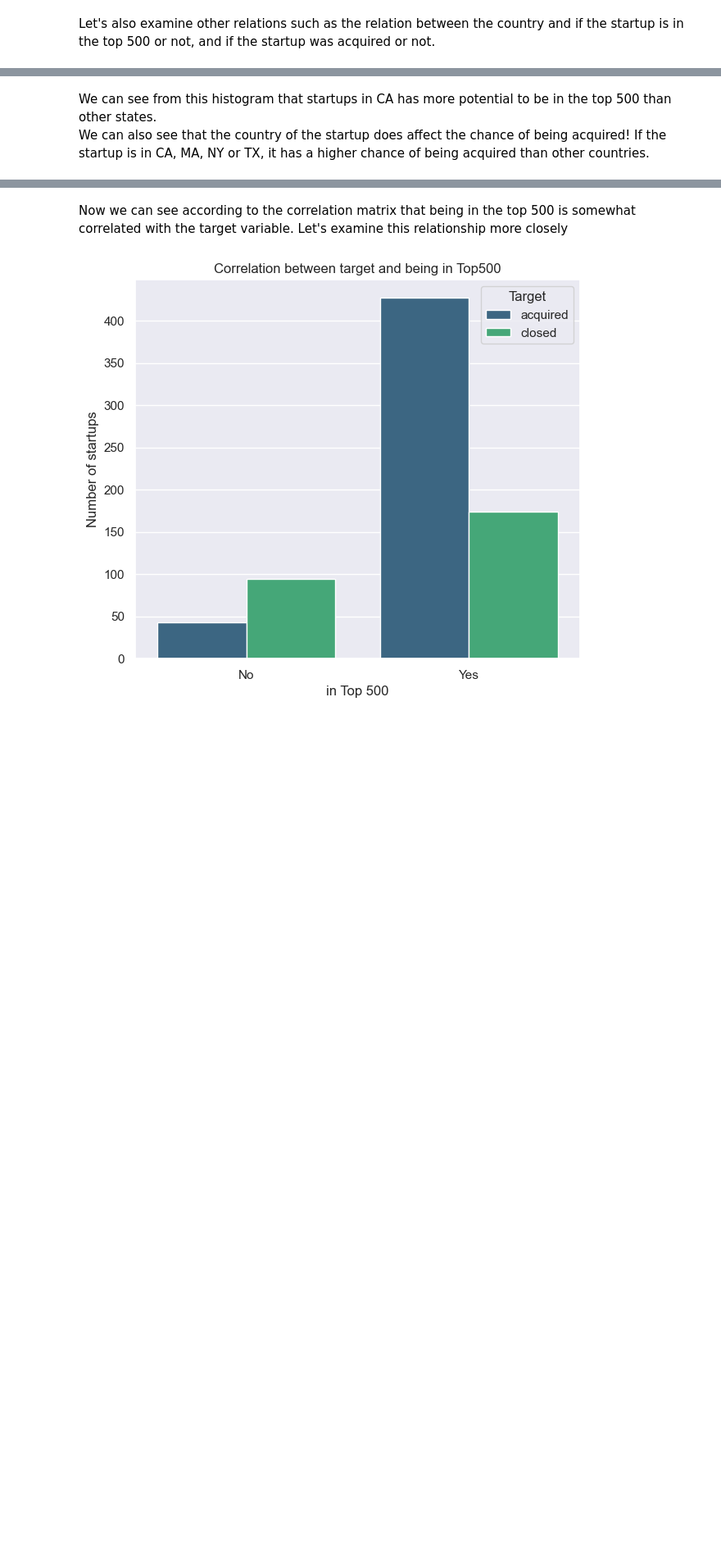
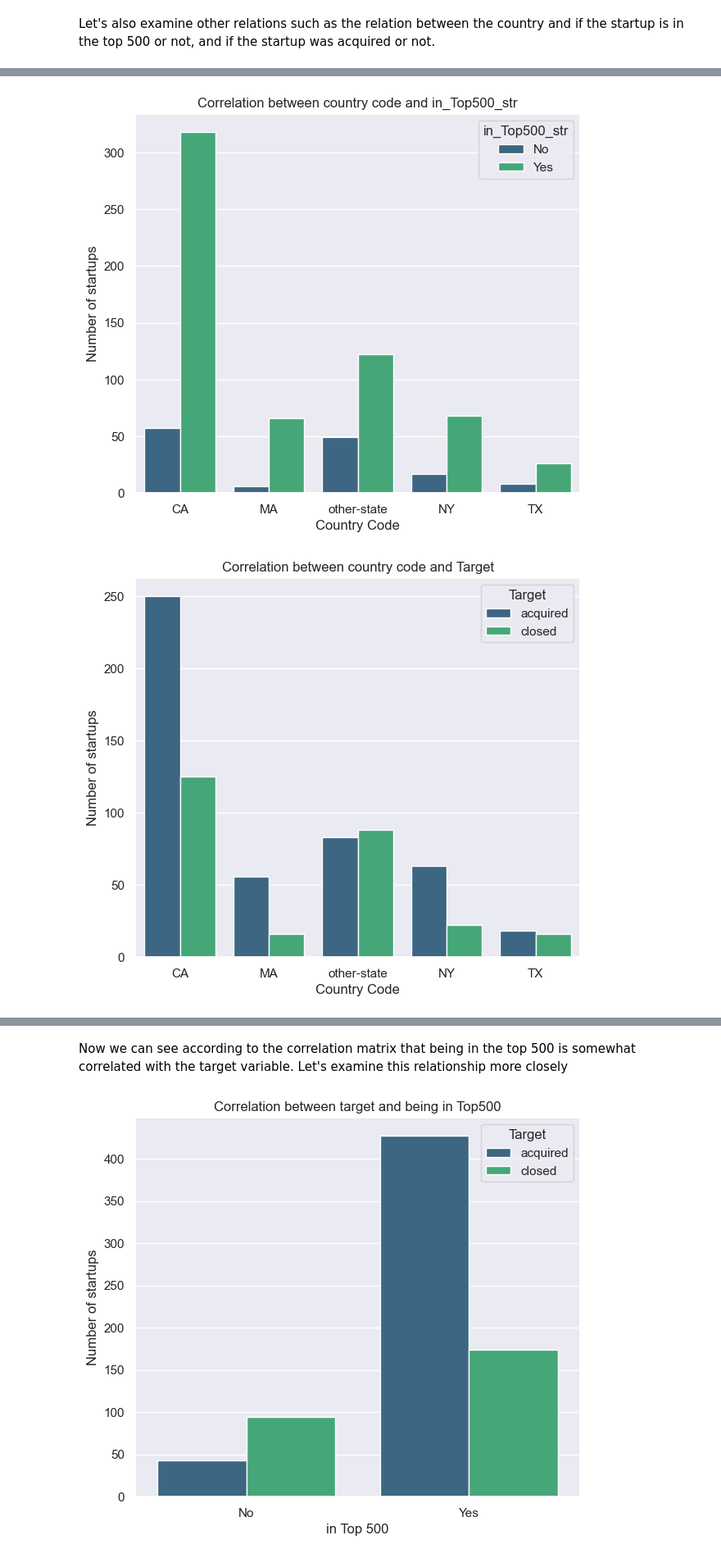
Before and after one commit to Liri-Be/DataMining, a Jupyter notebook: part-1/part1.ipynb, the cells around one changed output, grey strips where cells are left out. Shown at 82% size. Cells and saved outputs as stored; diff of their text form; code cells hidden in the pictures; blank space fills up the shorter version.

```diff
--- a/part-1/part1.ipynb
+++ b/part-1/part1.ipynb
@@ -292,14 +324,3 @@ data_frame.loc[data_frame['in_NY'] == 1, 'country'] = 'NY'
 data_frame.loc[data_frame['in_MA'] == 1, 'country'] = 'MA'
 data_frame.loc[data_frame['in_TX'] == 1, 'country'] = 'TX'
 data_frame.loc[data_frame['in_otherstate'] == 1, 'country'] = 'other-state'
-# %%
-cols = ['in_Top500', 'target_codes']
-
-for c in cols:
-    plt.figure(figsize=(7, 6))
-    sb.countplot(x='country', hue=c, data=data_frame, palette='viridis')
-    plt.title(f'Correlation between country code and {c}')
-    plt.xlabel('Country Code')
-    plt.ylabel('Number of startups')
-    plt.legend(title=c, labels=['No', 'Yes'])
-    plt.show()
@@ -309,6 +327,17 @@ for c in cols:
-# %% [markdown]
-We can see from this histogram that startups in CA has more potential to be in the top 500 than other states.
-We can also see that the country of the startup does affect the chance of being acquired! If the startup is in CA, MA, NY or TX, it has a higher chance of being acquired than other countries.
 # %%
 data_frame.loc[data_frame['in_Top500'] == 1, 'in_Top500_str'] = 'Yes'
 data_frame.loc[data_frame['in_Top500'] == 0, 'in_Top500_str'] = 'No'
+# %%
+cols = ['in_Top500_str', 'Target']
+
+for c in cols:
+    plt.figure(figsize=(7, 6))
+    sb.countplot(x='country', hue=c, data=data_frame, palette='viridis')
+    plt.title(f'Correlation between country code and {c}')
+    plt.xlabel('Country Code')
+    plt.ylabel('Number of startups')
+    # plt.legend(title=c, labels=['No', 'Yes'])
+    plt.show()
+# %% [output]
+[figure, added]
+[figure, added]
```
Also changed, not shown: parts of 15 cells of this notebook.
